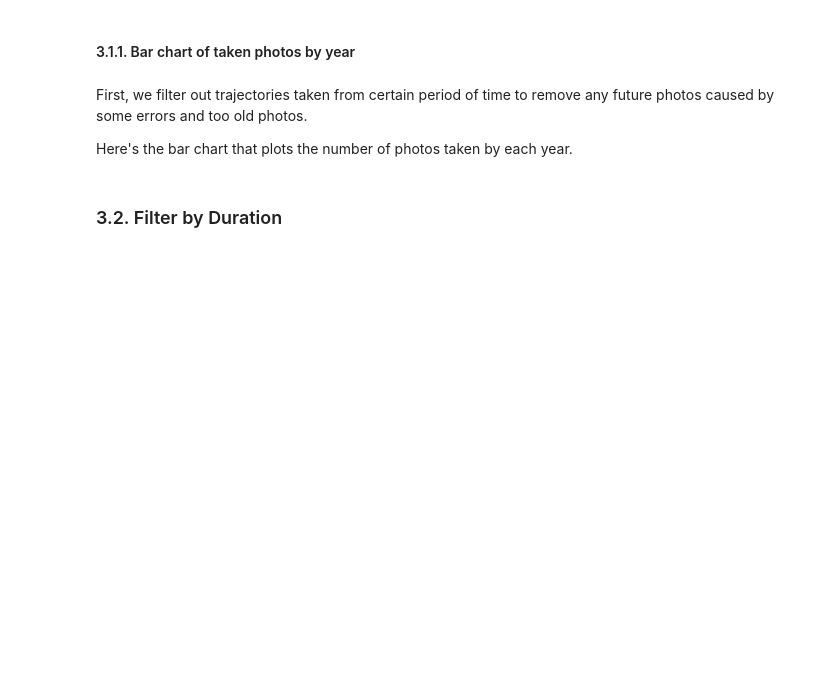
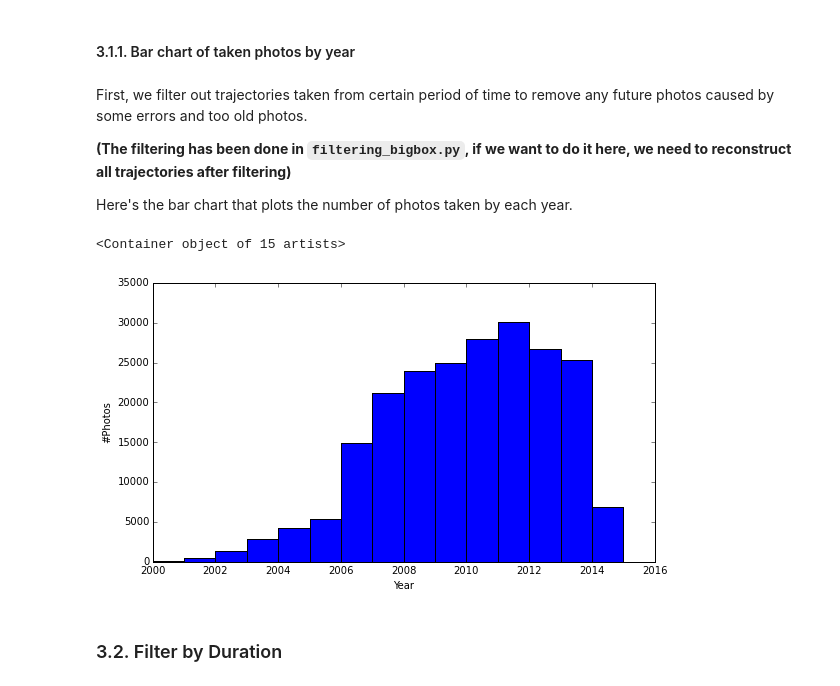
Before and after one commit to dongwookim-ml/flickr-photo, a Jupyter notebook: src/trajectory_construction.ipynb, the cells around one changed output. Drawn from its saved outputs; the diff is of its cells as text; code cells hidden in the pictures; blank space fills up the shorter version.

```diff
--- a/src/trajectory_construction.ipynb
+++ b/src/trajectory_construction.ipynb
@@ -102,7 +197,25 @@ maximum_duration = 1000    # minute
 # %% [markdown]
 First, we filter out trajectories taken from certain period of time to remove any future photos caused by some errors and too old photos.
 
+**(The filtering has been done in `filtering_bigbox.py`, if we want to do it here, we need to reconstruct all trajectories after filtering)**
+
 Here's the bar chart that plots the number of photos taken by each year.
+# %%
+yeardict = dict()
+for i in raw.index:
+    dt = raw.ix[i]['Timestamp']
+    if dt.year not in yeardict: yeardict[dt.year] = 1
+    else: yeardict[dt.year] += 1
+# %%
+plt.figure(figsize=[9, 5])
+plt.xlabel('Year')
+plt.ylabel('#Photos')
+X = list(sorted(yeardict.keys()))
+Y = [yeardict[x] for x in X]
+plt.bar(X, Y, width=1)
+# %% [output]
+<Container object of 15 artists>
+[figure, added]
 # %% [markdown]
 ### 3.2. Filter by Duration
 # %% [markdown]
```
Also changed, not shown: parts of 32 cells of this notebook.
